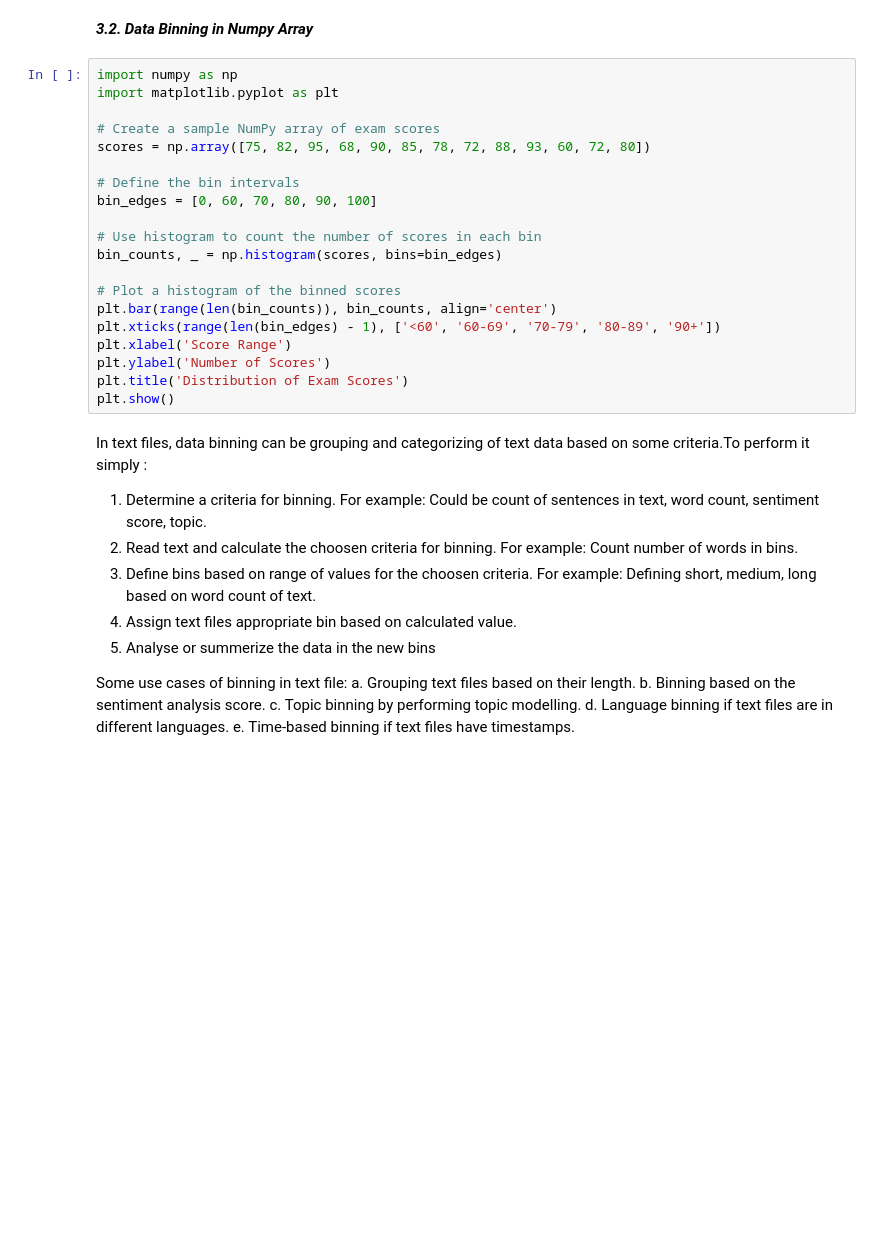
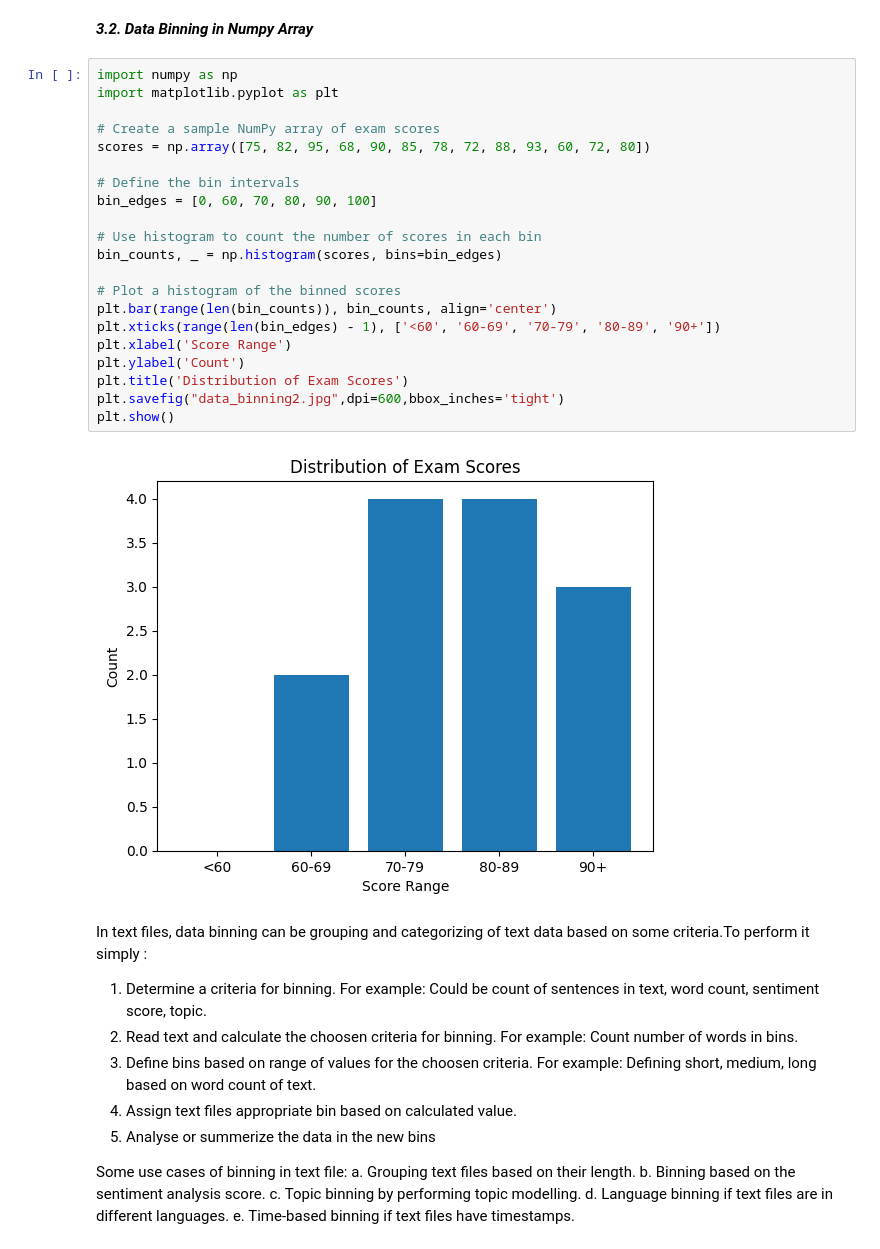
Before and after one commit to bpbpublications/Statistics-for-Data-Scientists-and-Analysts, a Jupyter notebook: notebooks/chapter2/chapter2.ipynb, the cells around one changed output. Cells and saved outputs as stored; diff of their text form; blank space fills up the shorter version.

```diff
--- a/notebooks/chapter2/chapter2.ipynb
+++ b/notebooks/chapter2/chapter2.ipynb
@@ -170,23 +509,26 @@ diabities_df
 # %%
 import numpy as np
 import matplotlib.pyplot as plt
 
 # Create a sample NumPy array of exam scores
 scores = np.array([75, 82, 95, 68, 90, 85, 78, 72, 88, 93, 60, 72, 80])
 
 # Define the bin intervals
 bin_edges = [0, 60, 70, 80, 90, 100]
 
 # Use histogram to count the number of scores in each bin
 bin_counts, _ = np.histogram(scores, bins=bin_edges)
 
 # Plot a histogram of the binned scores
 plt.bar(range(len(bin_counts)), bin_counts, align='center')
 plt.xticks(range(len(bin_edges) - 1), ['<60', '60-69', '70-79', '80-89', '90+'])
 plt.xlabel('Score Range')
-plt.ylabel('Number of Scores')
+plt.ylabel('Count')
 plt.title('Distribution of Exam Scores')
+plt.savefig("data_binning2.jpg",dpi=600,bbox_inches='tight')
 plt.show()
+# %% [output]
+[figure, added]
 # %% [markdown]
 In text files, data binning can be grouping and categorizing of text data based on some criteria.To perform it simply :
 1. Determine a criteria for binning. For example: Could be count of sentences in text, word count, sentiment score, topic.
```
Also changed, not shown: parts of 68 cells of this notebook, 1 other file.
